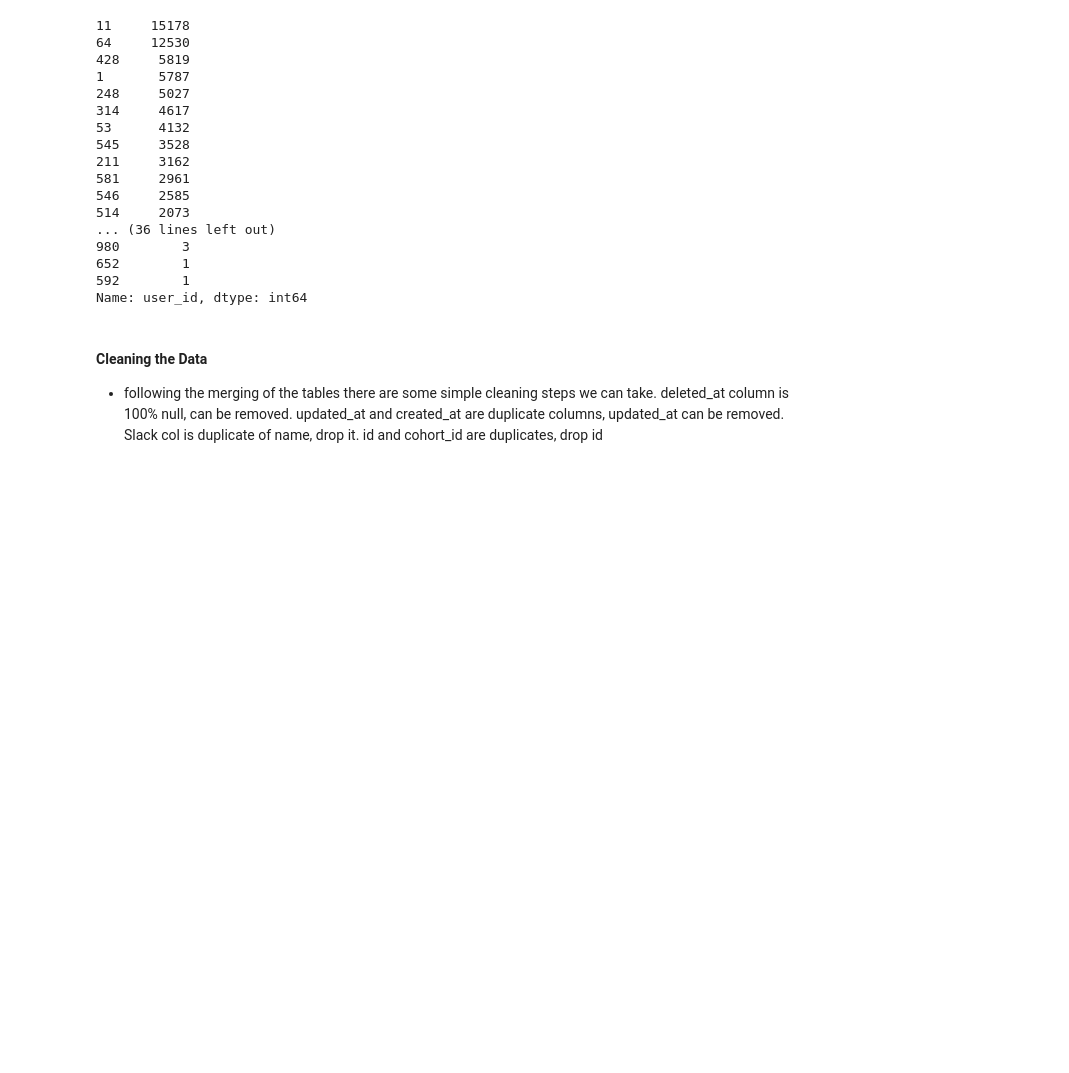
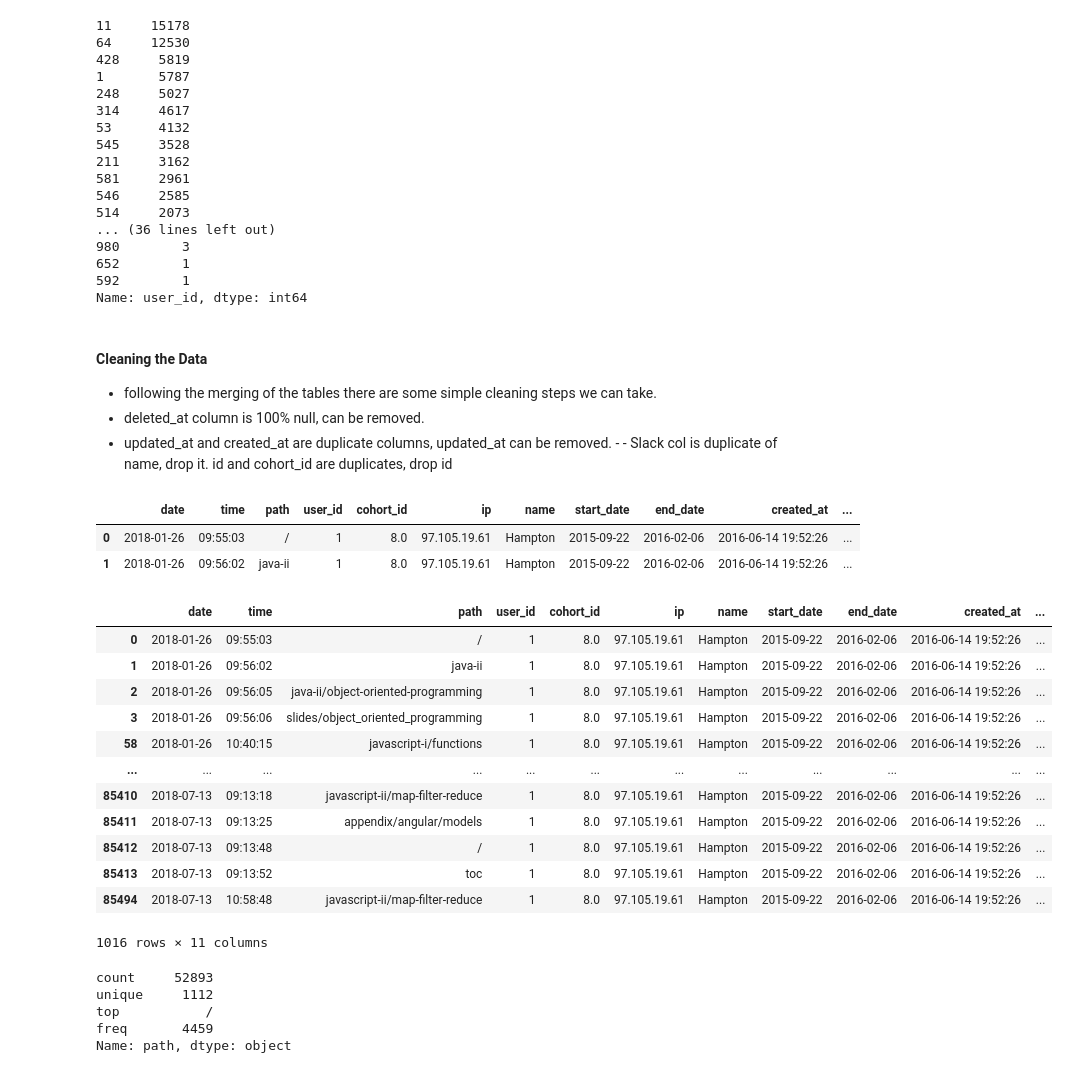
Before and after one commit to tim-keriazes/anomaly-detection-project, a Jupyter notebook: tim_working_notebook.ipynb, the cells around one changed output. Cells and saved outputs as stored; diff of their text form; code cells hidden in the pictures; blank space fills up the shorter version.

```diff
--- a/tim_working_notebook.ipynb
+++ b/tim_working_notebook.ipynb
@@ -190,12 +190,14 @@ df[df.name== "Staff"].user_id.value_counts()
 Name: user_id, dtype: int64
 # %% [markdown]
 #### Cleaning the Data
-- following the merging of the tables there are some simple cleaning steps we can take. deleted_at column is 100% null, can be removed. updated_at and created_at are duplicate columns, updated_at can be removed. Slack col is duplicate of name, drop it. id and cohort_id are duplicates, drop id
+- following the merging of the tables there are some simple cleaning steps we can take.
+- deleted_at column is 100% null, can be removed.
+- updated_at and created_at are duplicate columns, updated_at can be removed. - - Slack col is duplicate of name, drop it. id and cohort_id are duplicates, drop id
 # %%
 def clean_curriculum(df):
     #drop unneeded columns
     df = df.drop(['deleted_at'], axis=1)
-    df = df.drop(['created_at'], axis=1)
+    df = df.drop(['updated_at'], axis=1)
     df = df.drop(['slack'], axis=1)
     df = df.drop(['id'], axis=1)
 
@@ -222,0 +211,32 @@ def clean_lending(df):
+# %%
+df = clean_curriculum(df)
+# %%
+df.head(2)
+# %% [output]
+|  | date | time | path | user_id | cohort_id | ip | name | start_date | end_date | created_at | ... |
+| 0 | 2018-01-26 | 09:55:03 | / | 1 | 8.0 | 97.105.19.61 | Hampton | 2015-09-22 | 2016-02-06 | 2016-06-14 19:52:26 | ... |
+| 1 | 2018-01-26 | 09:56:02 | java-ii | 1 | 8.0 | 97.105.19.61 | Hampton | 2015-09-22 | 2016-02-06 | 2016-06-14 19:52:26 | ... |
+# %%
+df[(df.name == "Hampton") & (df.ip == '97.105.19.61')]
+# %% [output]
+|  | date | time | path | user_id | cohort_id | ip | name | start_date | end_date | created_at | ... |
+| 0 | 2018-01-26 | 09:55:03 | / | 1 | 8.0 | 97.105.19.61 | Hampton | 2015-09-22 | 2016-02-06 | 2016-06-14 19:52:26 | ... |
+| 1 | 2018-01-26 | 09:56:02 | java-ii | 1 | 8.0 | 97.105.19.61 | Hampton | 2015-09-22 | 2016-02-06 | 2016-06-14 19:52:26 | ... |
+| 2 | 2018-01-26 | 09:56:05 | java-ii/object-oriented-programming | 1 | 8.0 | 97.105.19.61 | Hampton | 2015-09-22 | 2016-02-06 | 2016-06-14 19:52:26 | ... |
+| 3 | 2018-01-26 | 09:56:06 | slides/object_oriented_programming | 1 | 8.0 | 97.105.19.61 | Hampton | 2015-09-22 | 2016-02-06 | 2016-06-14 19:52:26 | ... |
+| 58 | 2018-01-26 | 10:40:15 | javascript-i/functions | 1 | 8.0 | 97.105.19.61 | Hampton | 2015-09-22 | 2016-02-06 | 2016-06-14 19:52:26 | ... |
+| ... | ... | ... | ... | ... | ... | ... | ... | ... | ... | ... | ... |
+| 85410 | 2018-07-13 | 09:13:18 | javascript-ii/map-filter-reduce | 1 | 8.0 | 97.105.19.61 | Hampton | 2015-09-22 | 2016-02-06 | 2016-06-14 19:52:26 | ... |
+| 85411 | 2018-07-13 | 09:13:25 | appendix/angular/models | 1 | 8.0 | 97.105.19.61 | Hampton | 2015-09-22 | 2016-02-06 | 2016-06-14 19:52:26 | ... |
+| 85412 | 2018-07-13 | 09:13:48 | / | 1 | 8.0 | 97.105.19.61 | Hampton | 2015-09-22 | 2016-02-06 | 2016-06-14 19:52:26 | ... |
+| 85413 | 2018-07-13 | 09:13:52 | toc | 1 | 8.0 | 97.105.19.61 | Hampton | 2015-09-22 | 2016-02-06 | 2016-06-14 19:52:26 | ... |
+| 85494 | 2018-07-13 | 10:58:48 | javascript-ii/map-filter-reduce | 1 | 8.0 | 97.105.19.61 | Hampton | 2015-09-22 | 2016-02-06 | 2016-06-14 19:52:26 | ... |
+1016 rows × 11 columns
+# %%
+dfnull.path.describe()
+# %% [output]
+count     52893
+unique     1112
+top           /
+freq       4459
+Name: path, dtype: object
```
Also changed, not shown: parts of 13 cells of this notebook.
